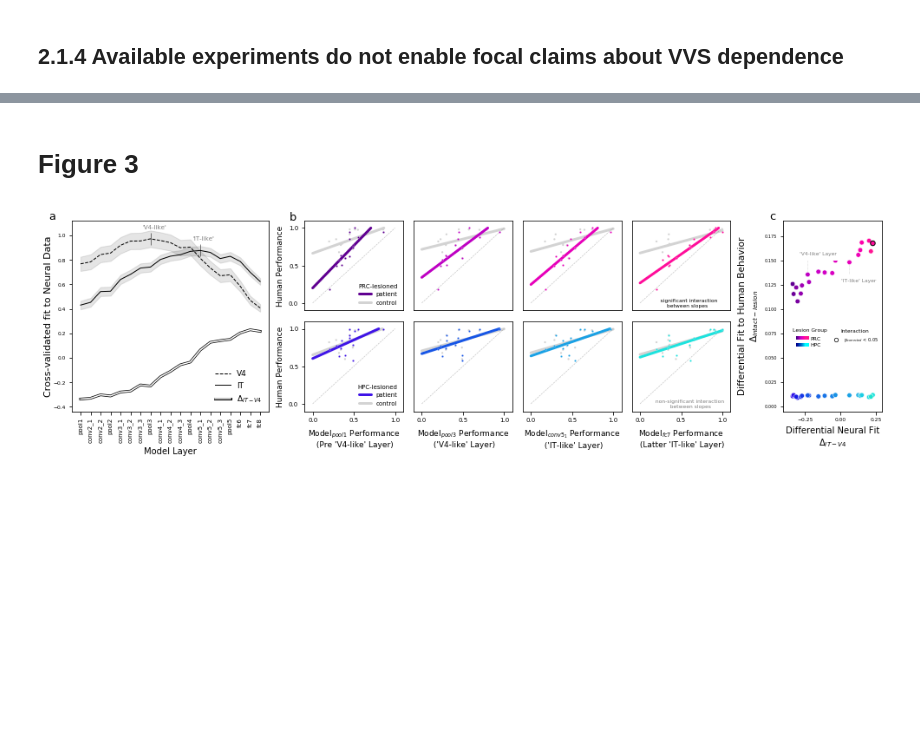
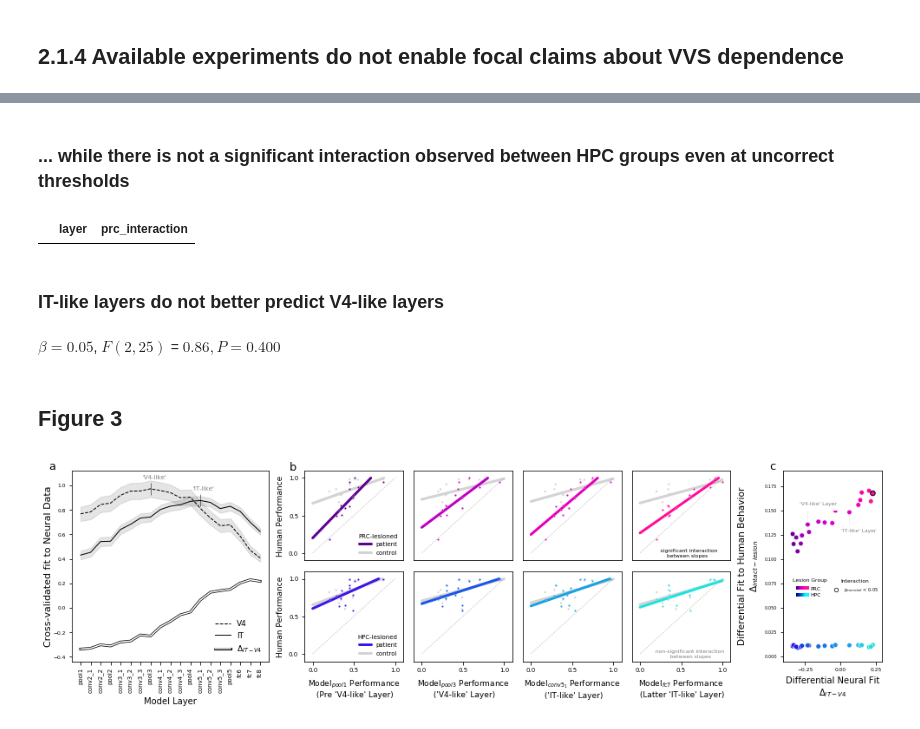
Before and after one commit to neuroailab/mtl_perception, a Jupyter notebook: summary/reporting_statistics.ipynb, the cells around one changed output, grey strips where cells are left out. Cells and saved outputs as stored; diff of their text form; code cells hidden in the pictures; blank space fills up the shorter version.

```diff
--- a/summary/reporting_statistics.ipynb
+++ b/summary/reporting_statistics.ipynb
@@ -184,5 +222,21 @@ viz.meta_analytic_results(it_layer, retrospective, misclassified)
+# %% [markdown]
+### ... while there is not a significant interaction observed between HPC groups even at uncorrect thresholds
+# %%
+lesion_set[lesion_set['hpc_interaction'] < alpha_uncorrected][['layer', 'prc_interaction']]
+# %% [output]
+|  | layer | prc_interaction |
+# %% [markdown]
+### IT-like layers do not better predict V4-like layers
+# %%
+viz.show_model_parameters(smf.ols('prc_lesion ~ vvs_model + readout', {
+                          'vvs_model': np.concatenate((retrospective[it_layer], retrospective[v4_layer])),
+                          'prc_lesion': np.concatenate((retrospective['prc_lesion'], retrospective['prc_lesion'])),
+                          'readout': np.concatenate([np.repeat(0,n_experiments),np.repeat(1,n_experiments)])}
+                         ).fit())[0]
+# %% [output]
+$\beta = 0.05$, $F(2, 25)$ = $0.86, P = 0.400 $
 # %% [markdown]
-# Figure 3
+## Figure 3
 # %%
 viz.focal_neuroanatomical_dependencies(pls_fits, retrospective, meta_statistics)
 # %% [output]
```
Also changed, not shown: parts of 125 cells of this notebook, 1 other file.
